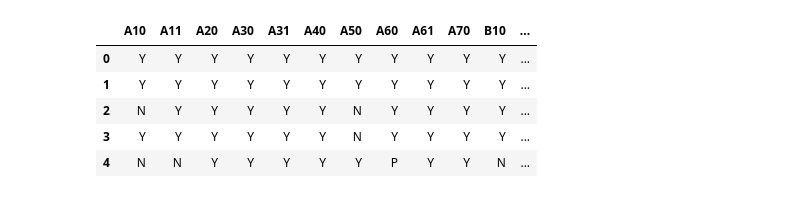
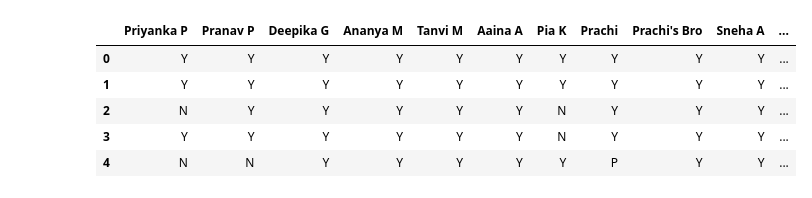
Before and after one commit to JuliusStein/rekinnect, a Jupyter notebook: testing/matchingTest.ipynb, the cells around one changed output. Saved outputs shown, nothing was run; the diff lists cells and outputs as text; code cells hidden in the pictures.

```diff
--- a/testing/matchingTest.ipynb
+++ b/testing/matchingTest.ipynb
@@ -1,23 +1,23 @@
 # %%
 import pandas as pd
 
 # Load the CSV file into a pandas dataframe
-file_path = 'testingDataAnon.csv'
+file_path = 'testingData.csv'
 df = pd.read_csv(file_path)
 
 #drop the first two columns containing non-matchable data
 df = df.drop(df.columns[0], axis=1)
 df = df.drop(df.columns[0], axis=1)
 
 # Display the first few rows of the dataframe
 df.head()
 # %% [output]
-|  | A10 | A11 | A20 | A30 | A31 | A40 | A50 | A60 | A61 | A70 | B10 | ... |
-| 0 | Y | Y | Y | Y | Y | Y | Y | Y | Y | Y | Y | ... |
-| 1 | Y | Y | Y | Y | Y | Y | Y | Y | Y | Y | Y | ... |
-| 2 | N | Y | Y | Y | Y | Y | N | Y | Y | Y | Y | ... |
-| 3 | Y | Y | Y | Y | Y | Y | N | Y | Y | Y | Y | ... |
-| 4 | N | N | Y | Y | Y | Y | Y | P | Y | Y | N | ... |
+|  | Priyanka P | Pranav P | Deepika G | Ananya M | Tanvi M | Aaina A | Pia K | Prachi | Prachi's Bro | Sneha A | ... |
+| 0 | Y | Y | Y | Y | Y | Y | Y | Y | Y | Y | ... |
+| 1 | Y | Y | Y | Y | Y | Y | Y | Y | Y | Y | ... |
+| 2 | N | Y | Y | Y | Y | Y | N | Y | Y | Y | ... |
+| 3 | Y | Y | Y | Y | Y | Y | N | Y | Y | Y | ... |
+| 4 | N | N | Y | Y | Y | Y | Y | P | Y | Y | ... |
 # %%
 #replace every instance of 'Y' with 1, 'N' with -1, 'P' with 0.5, 'PN' with -0.5, and 'IDK' with 0
 df = df.replace('Y', 1)
```
Also changed, not shown: parts of 3 cells of this notebook, 6 other files.
